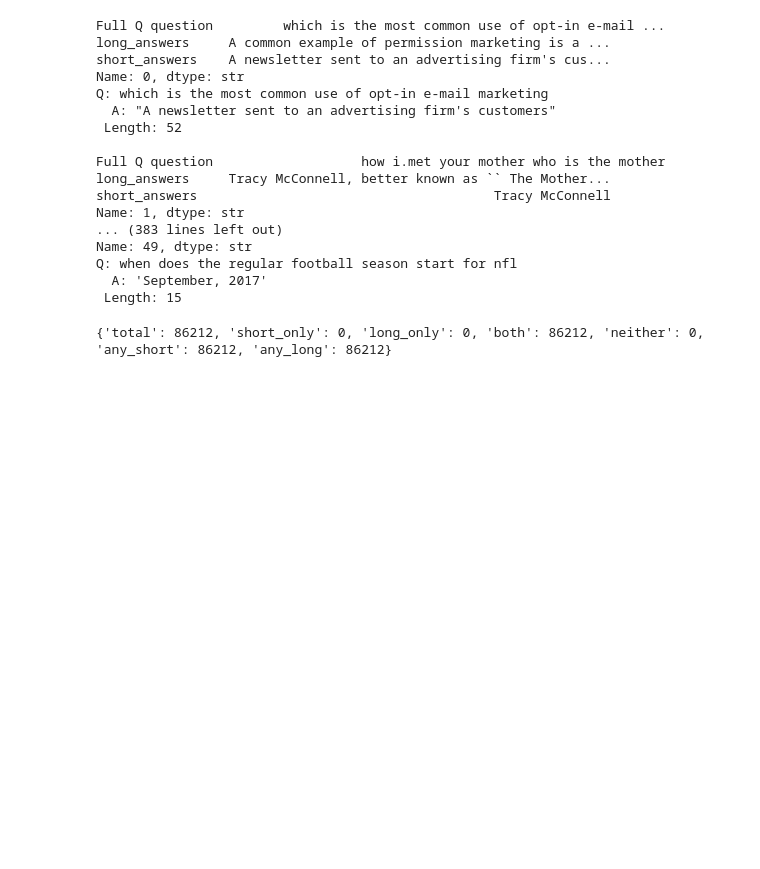
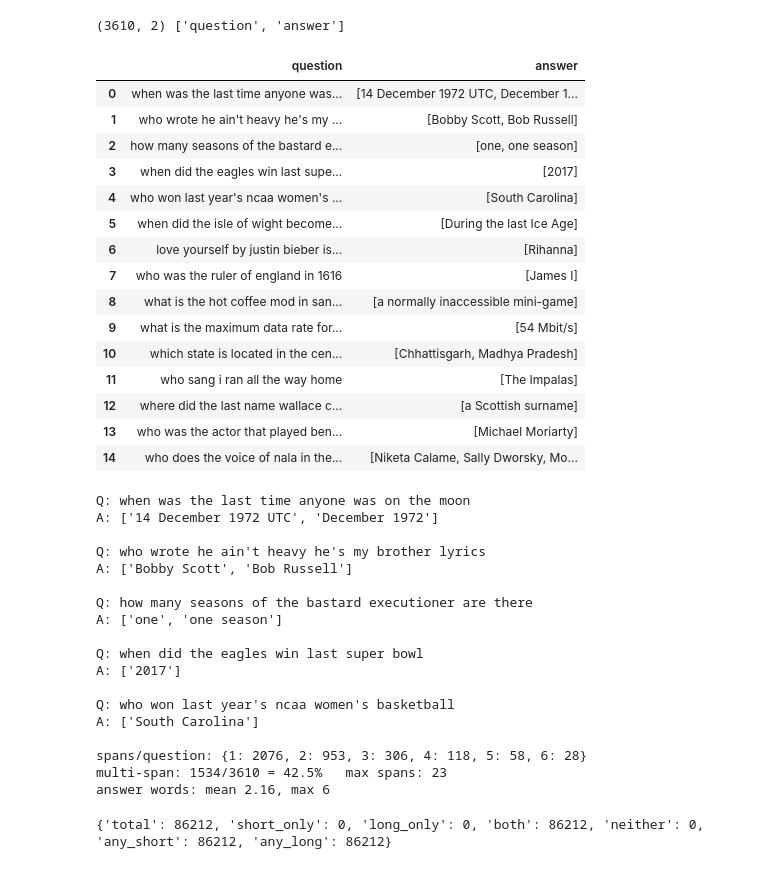
Before and after one commit to Yuzper/RAGNAR, a Jupyter notebook: Analysis/EDA.ipynb, the cells around one changed output. Drawn from its saved outputs; the diff is of its cells as text; code cells hidden in the pictures; blank space fills up the shorter version.

```diff
--- a/Analysis/EDA.ipynb
+++ b/Analysis/EDA.ipynb
@@ -2,32 +2,61 @@
 import pandas as pd
 import zipfile
 # %%
+# run once if pyarrow is missing:  %pip install pyarrow
+import collections
 import pandas as pd
 
-n = 50
-df = pd.read_csv("../data/NQ/Natural-Questions-Filtered.csv", nrows=n)
+df = pd.read_parquet("../data/NQ/nq_open_test.parquet")
 
-for _, r in df.iterrows():
-    print("Full Q",r)
-    print(f"Q: {r['question']}\n  A: {r['short_answers']!r}\n Length: {len(r['short_answers'])!r}\n")
+print(df.shape, list(df.columns))
+display(df.head(15))
+
+for _, r in df.head(5).iterrows():
+    print(f"Q: {r.question}")
+    print(f"A: {list(r.answer)}\n")
+
+n = df.answer.map(len)
+w = [len(s.split()) for a in df.answer for s in a]
+
+print("spans/question:", dict(sorted(collections.Counter(n).items())[:6]))
+print(f"multi-span: {(n > 1).sum()}/{len(df)} = {(n > 1).mean():.1%}   max spans: {n.max()}")
+print(f"answer words: mean {sum(w) / len(w):.2f}, max {max(w)}")
 # %% [output]
-Full Q question         which is the most common use of opt-in e-mail ...
-long_answers     A common example of permission marketing is a ...
-short_answers    A newsletter sent to an advertising firm's cus...
-Name: 0, dtype: str
-Q: which is the most common use of opt-in e-mail marketing
-  A: "A newsletter sent to an advertising firm's customers"
- Length: 52
-
-Full Q question                   how i.met your mother who is the mother
-long_answers     Tracy McConnell, better known as `` The Mother...
-short_answers                                      Tracy McConnell
-Name: 1, dtype: str
-... (383 lines left out)
-Name: 49, dtype: str
-Q: when does the regular football season start for nfl
-  A: 'September, 2017'
- Length: 15
+(3610, 2) ['question', 'answer']
+|  | question | answer |
+| 0 | when was the last time anyone was... | [14 December 1972 UTC, December 1... |
+| 1 | who wrote he ain't heavy he's my ... | [Bobby Scott, Bob Russell] |
+| 2 | how many seasons of the bastard e... | [one, one season] |
+| 3 | when did the eagles win last supe... | [2017] |
+| 4 | who won last year's ncaa women's ... | [South Carolina] |
+| 5 | when did the isle of wight become... | [During the last Ice Age] |
+| 6 | love yourself by justin bieber is... | [Rihanna] |
+| 7 | who was the ruler of england in 1616 | [James I] |
+| 8 | what is the hot coffee mod in san... | [a normally inaccessible mini-game] |
+| 9 | what is the maximum data rate for... | [54 Mbit/s] |
+| 10 | which state is located in the cen... | [Chhattisgarh, Madhya Pradesh] |
+| 11 | who sang i ran all the way home | [The Impalas] |
+| 12 | where did the last name wallace c... | [a Scottish surname] |
+| 13 | who was the actor that played ben... | [Michael Moriarty] |
+| 14 | who does the voice of nala in the... | [Niketa Calame, Sally Dworsky, Mo... |
+Q: when was the last time anyone was on the moon
+A: ['14 December 1972 UTC', 'December 1972']
+
+Q: who wrote he ain't heavy he's my brother lyrics
+A: ['Bobby Scott', 'Bob Russell']
+
+Q: how many seasons of the bastard executioner are there
+A: ['one', 'one season']
+
+Q: when did the eagles win last super bowl
+A: ['2017']
+
+Q: who won last year's ncaa women's basketball
+A: ['South Carolina']
+
+spans/question: {1: 2076, 2: 953, 3: 306, 4: 118, 5: 58, 6: 28}
+multi-span: 1534/3610 = 42.5%   max spans: 23
+answer words: mean 2.16, max 6
 # %%
 import csv
 
```
Also changed, not shown: parts of 5 cells of this notebook, 17 other files.
